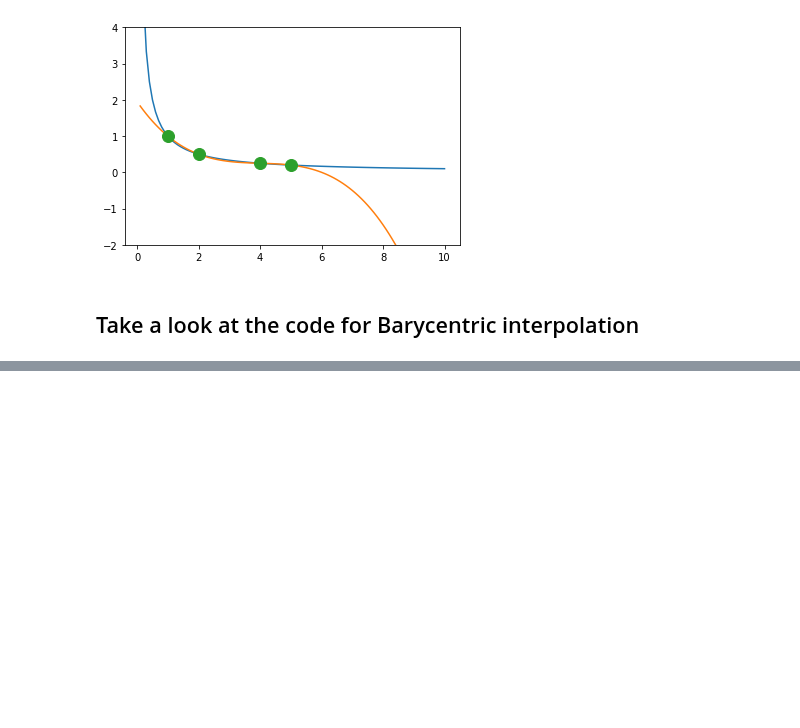
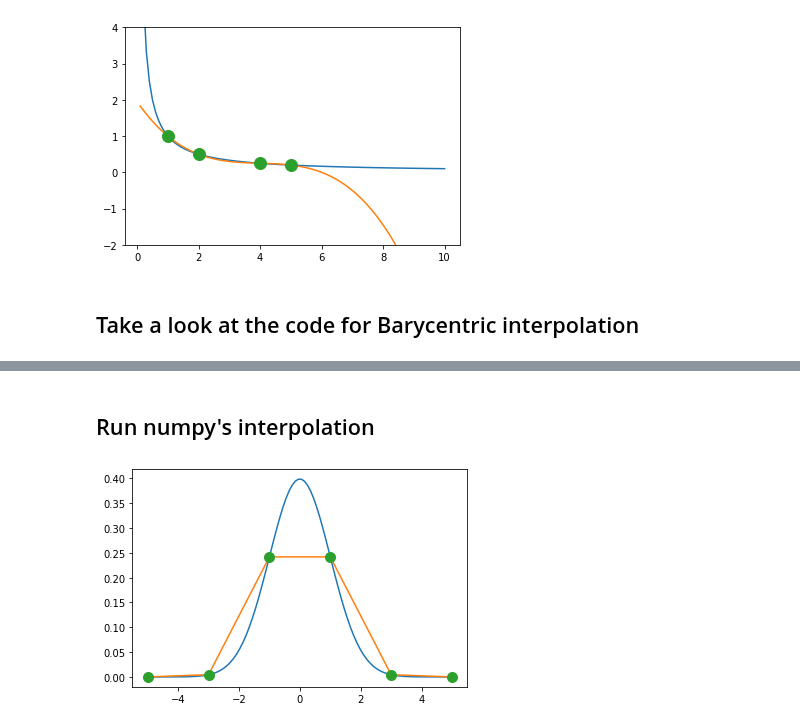
Before and after one commit to stephenbeckr/numerical-analysis-class, a Jupyter notebook: Demos/Ch3_PolynomialInterpolation.ipynb, the cells around one changed output, grey strips where cells are left out. Cells and saved outputs as stored; diff of their text form; code cells hidden in the pictures; blank space fills up the shorter version.

```diff
--- a/Demos/Ch3_PolynomialInterpolation.ipynb
+++ b/Demos/Ch3_PolynomialInterpolation.ipynb
@@ -93,0 +103,24 @@ def polyinterp(t,y):
+# %%
+import numpy as np
+import scipy.interpolate as scinterp
+import matplotlib.pyplot as plt
+
+# Make a function
+gaussian = lambda x: 1/np.sqrt(2*np.pi) * np.exp(-.5*x**2)
+
+n = 6  # use n points, so polynomial can be of degree n-1
+a, b = -5, 5  # the interval [a,b] that we're interested in
+nodes = np.linspace(a,b,n)
+xGrid = np.linspace(a,b,100)  # much finer grid, for plotting
+# %% [markdown]
+## Run numpy's interpolation
+# %%
+# Run numpy's interpolation.  What kind of interpolation is this?
+#    It's restricted to piecewise linear
+pGrid = np.interp(xGrid, nodes, gaussian(nodes) )
+
+plt.plot(xGrid,gaussian(xGrid),'-',label='Original function');
+plt.plot(xGrid,pGrid,'-',label='numpy.interp')
+plt.plot(nodes,gaussian(nodes),'o',label='Data',markersize = 10);
+# %% [output]
+[figure, added]
```
Also changed, not shown: parts of 3 cells of this notebook.
